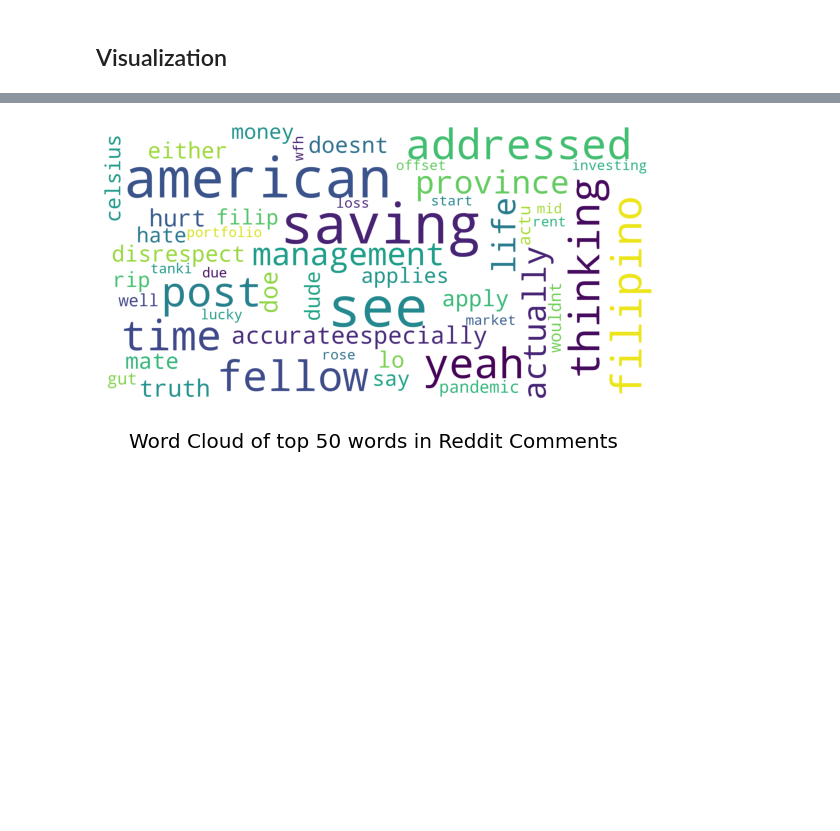
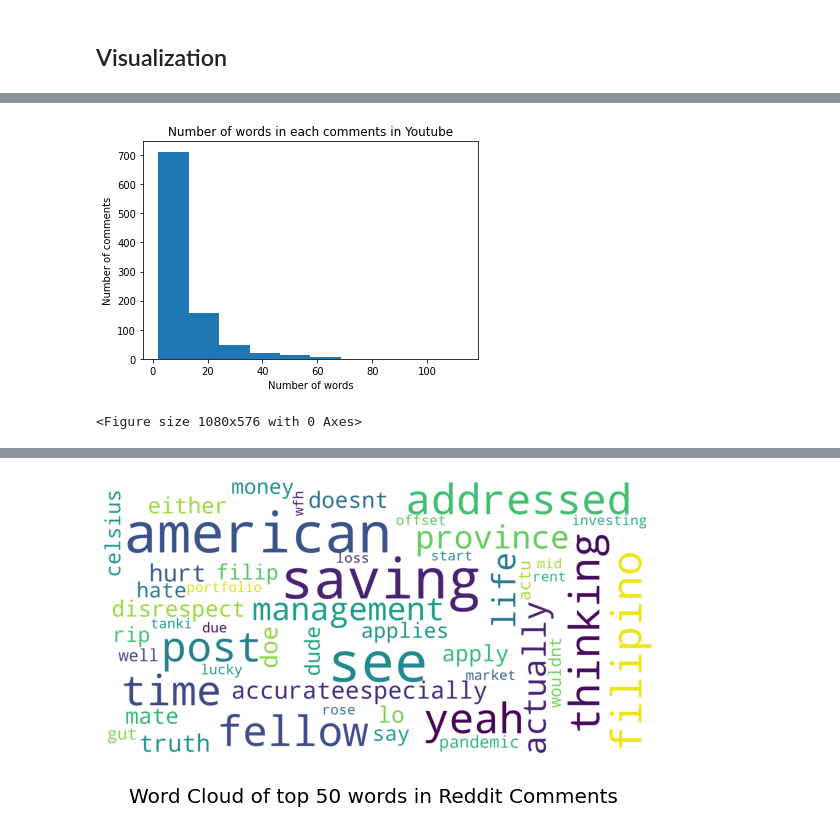
Before and after one commit to ABCD-EDU/LDA-ph-inflation, a Jupyter notebook: eda_preprocessed.ipynb, the cells around one changed output, grey strips where cells are left out. Drawn from its saved outputs; the diff is of its cells as text; code cells hidden in the pictures; blank space fills up the shorter version.

```diff
--- a/eda_preprocessed.ipynb
+++ b/eda_preprocessed.ipynb
@@ -147 +149,7 @@ draw_word_cloud(df_yt, 'Youtube', 50)
+# %%
+# Visualize the length of words in each comment
+generate_histogram(df_yt, 'Youtube')
+# %% [output]
+[figure, added]
+<Figure size 1080x576 with 0 Axes>
 # %%
```
Also changed, not shown: parts of 18 cells of this notebook, 1 other file.
